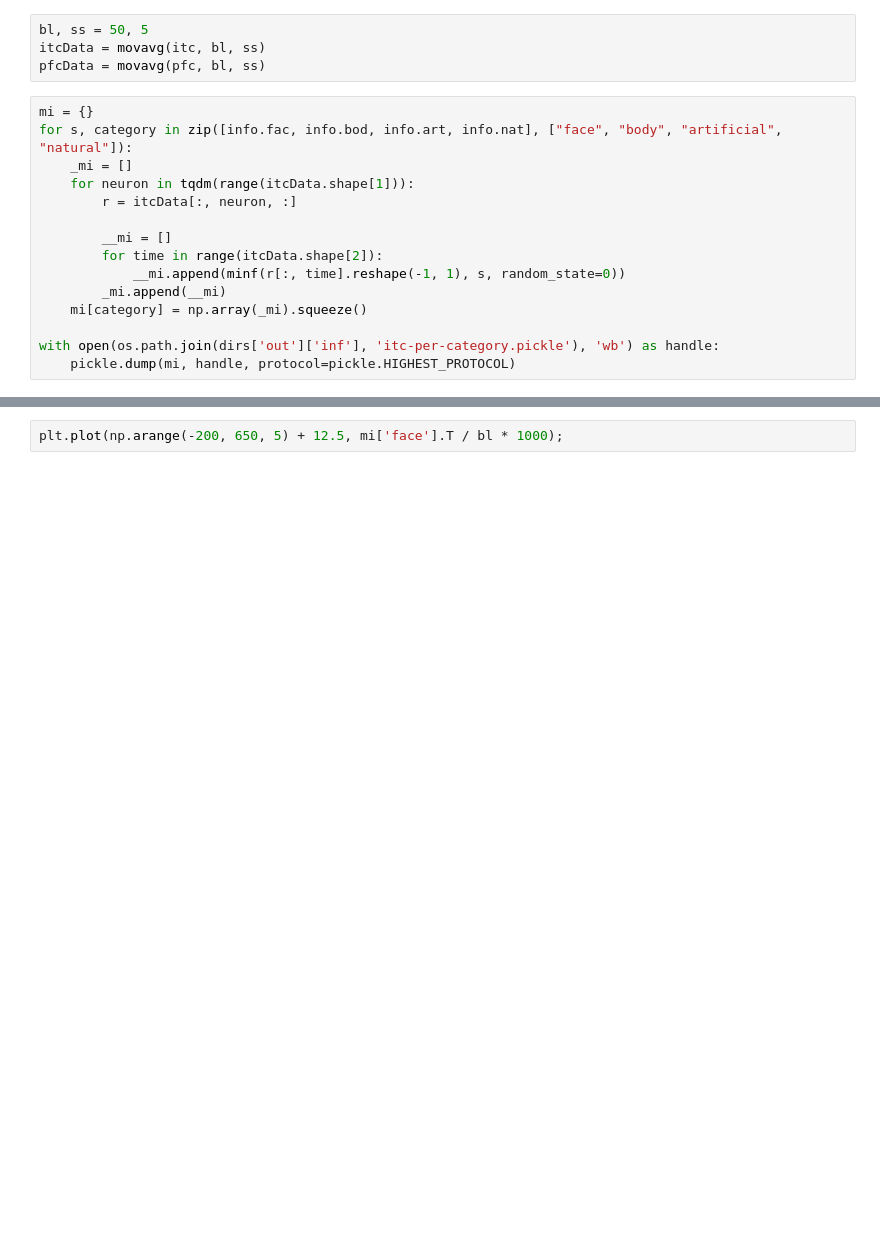
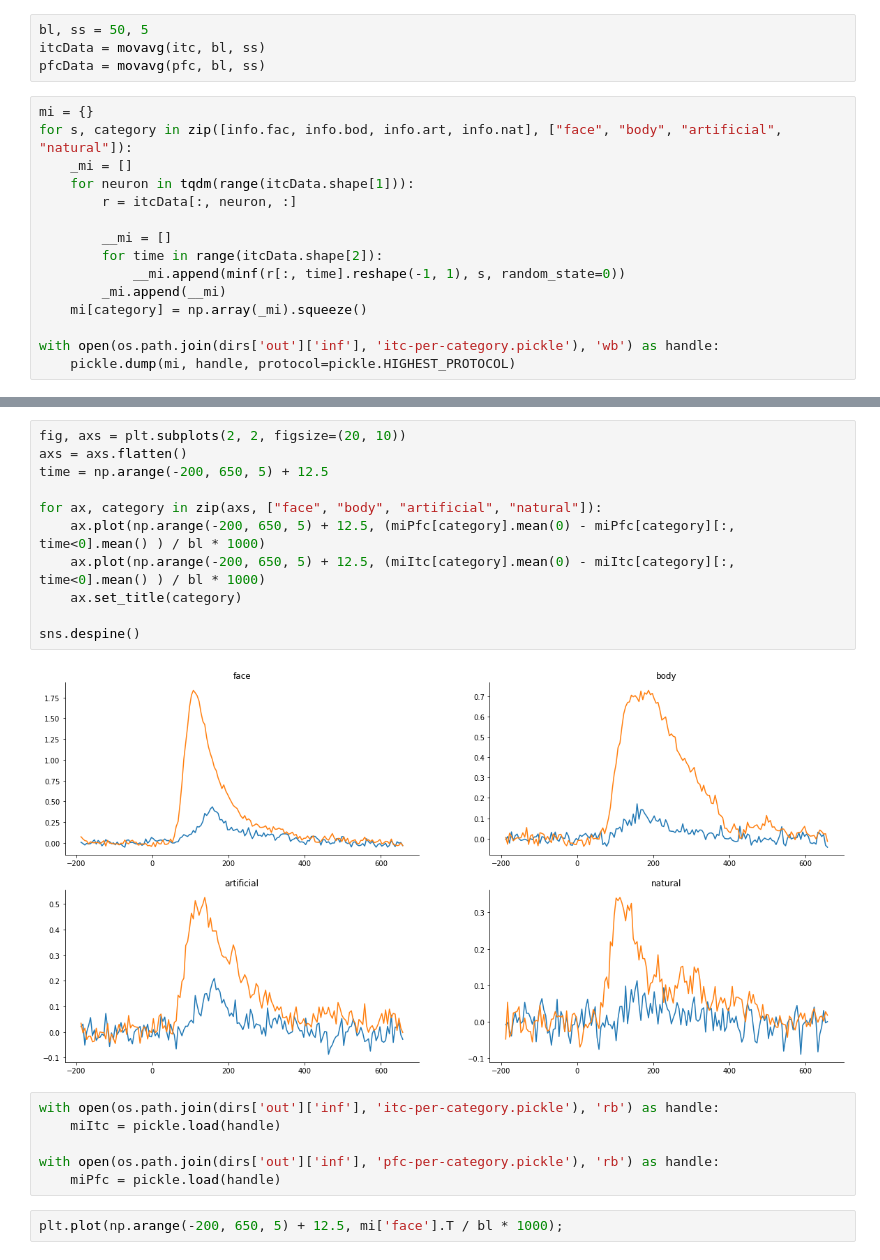
Before and after one commit to mohrabi/sua-categorical-representation, a Jupyter notebook: inf/mutual_information.ipynb, the cells around one changed output, grey strips where cells are left out. Saved outputs shown, nothing was run; the diff lists cells and outputs as text; blank space fills up the shorter version.

```diff
--- a/inf/mutual_information.ipynb
+++ b/inf/mutual_information.ipynb
@@ -101,3 +117,22 @@ plt.legend(["face", "body", "artificial", "natural"])
+# %%
+fig, axs = plt.subplots(2, 2, figsize=(20, 10))
+axs = axs.flatten()
+time = np.arange(-200, 650, 5) + 12.5
+
+for ax, category in zip(axs, ["face", "body", "artificial", "natural"]):
+    ax.plot(np.arange(-200, 650, 5) + 12.5, (miPfc[category].mean(0) - miPfc[category][:, time<0].mean() ) / bl * 1000)
+    ax.plot(np.arange(-200, 650, 5) + 12.5, (miItc[category].mean(0) - miItc[category][:, time<0].mean() ) / bl * 1000)
+    ax.set_title(category)
+
+sns.despine()
+# %% [output]
+[figure, added]
+# %%
+with open(os.path.join(dirs['out']['inf'], 'itc-per-category.pickle'), 'rb') as handle:
+    miItc = pickle.load(handle)
+
+with open(os.path.join(dirs['out']['inf'], 'pfc-per-category.pickle'), 'rb') as handle:
+    miPfc = pickle.load(handle)
 # %%
 plt.plot(np.arange(-200, 650, 5) + 12.5, mi['face'].T / bl * 1000);
 # %% [output]
```
Also changed, not shown: parts of 7 cells of this notebook, 4 other files.
